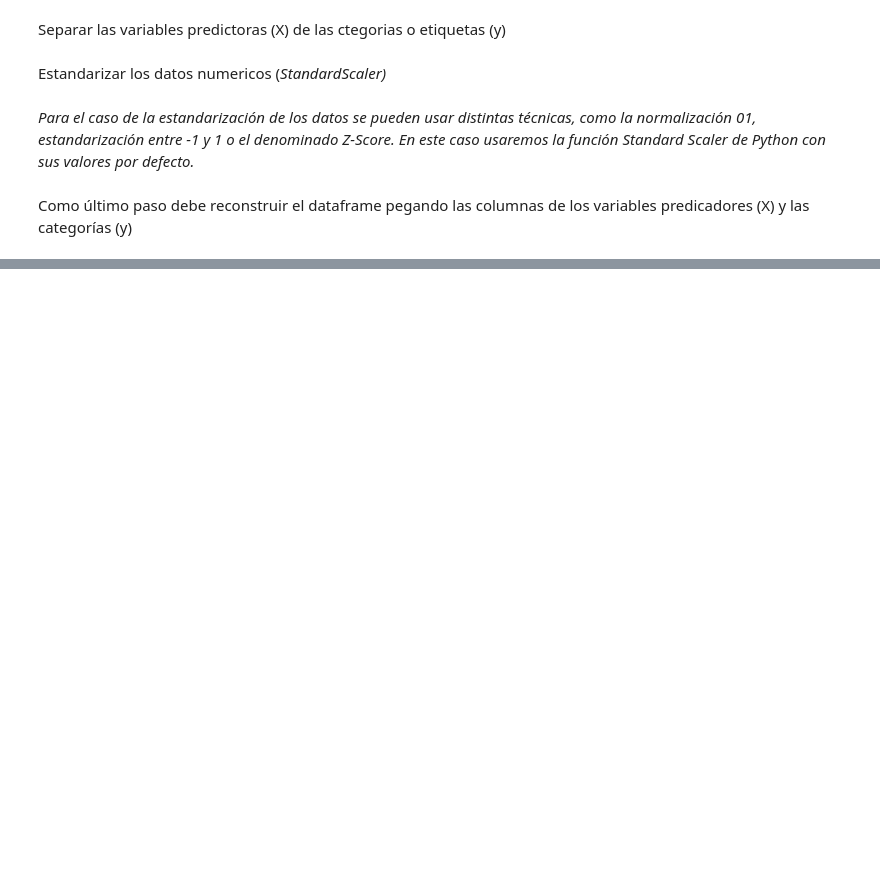
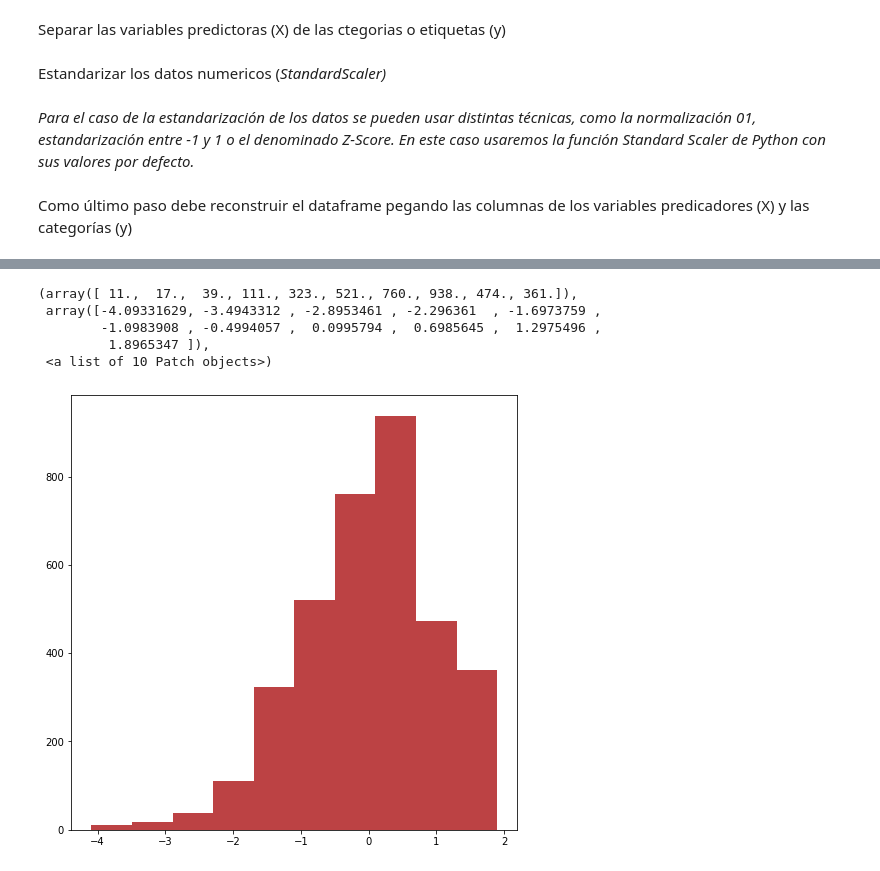
Before and after one commit to Cordero27/Minor-Machine-Learning, a Jupyter notebook: Proyecto Final ML/ Entrega 02 - Scrub/ Entrega_03_Explore.ipynb, the cells around one changed output, grey strips where cells are left out. Cells and saved outputs as stored; diff of their text form; code cells hidden in the pictures; blank space fills up the shorter version.

```diff
--- a/Proyecto Final ML/ Entrega 02 - Scrub/ Entrega_03_Explore.ipynb
+++ b/Proyecto Final ML/ Entrega 02 - Scrub/ Entrega_03_Explore.ipynb
@@ -294,0 +350,10 @@ df
+# %%
+#Graficamos la columna Y
+plt.hist(df.y)
+# %% [output]
+(array([ 11.,  17.,  39., 111., 323., 521., 760., 938., 474., 361.]),
+ array([-4.09331629, -3.4943312 , -2.8953461 , -2.296361  , -1.6973759 ,
+        -1.0983908 , -0.4994057 ,  0.0995794 ,  0.6985645 ,  1.2975496 ,
+         1.8965347 ]),
+ <a list of 10 Patch objects>)
+[figure, added]
```
Also changed, not shown: parts of 27 cells of this notebook.
